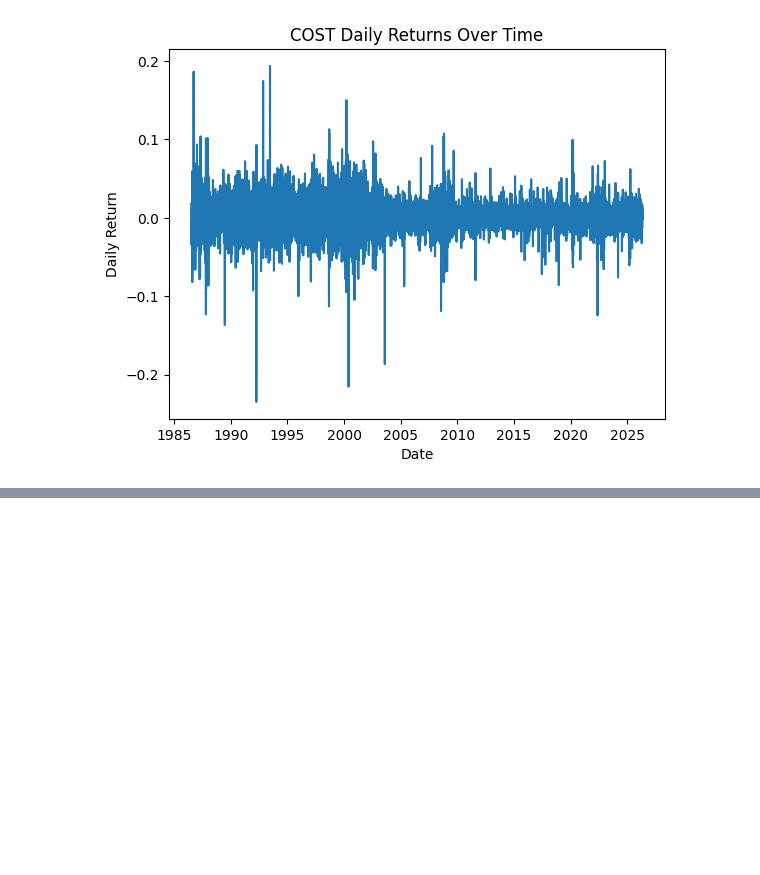
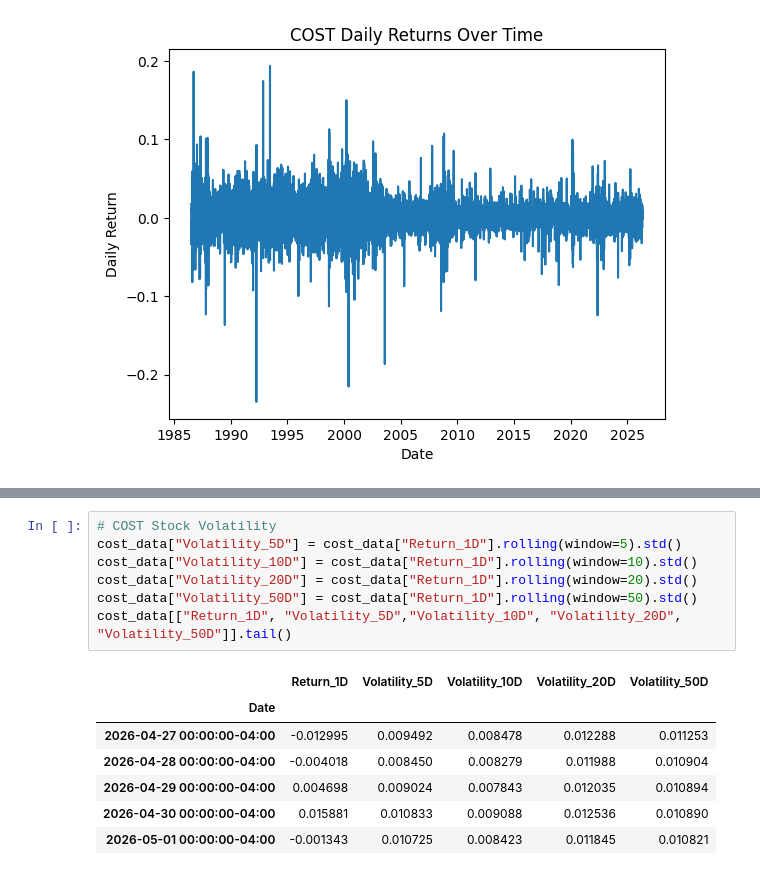
Before and after one commit to taneeshadaga/predict-cost, a Jupyter notebook: cost_stock_prediction.ipynb, the cells around one changed output, grey strips where cells are left out. Drawn from its saved outputs; the diff is of its cells as text; blank space fills up the shorter version.

```diff
--- a/cost_stock_prediction.ipynb
+++ b/cost_stock_prediction.ipynb
@@ -78,3 +78,18 @@ cost_data[["Close", "Return_1D", "Return_5D", "Return_10D", "Return_20D", "Retur
 | 2026-04-29 00:00:00-04:00 | 997.222961 | 0.004698 | -0.005012 | 0.014136 | 0.002248 | -0.013221 |
 | 2026-04-30 00:00:00-04:00 | 1013.060059 | 0.015881 | 0.000148 | 0.027674 | 0.018032 | 0.018523 |
 | 2026-05-01 00:00:00-04:00 | 1011.700012 | -0.001343 | 0.001996 | 0.013279 | -0.001766 | 0.025661 |
+# %%
+# COST Stock Volatility
+cost_data["Volatility_5D"] = cost_data["Return_1D"].rolling(window=5).std()
+cost_data["Volatility_10D"] = cost_data["Return_1D"].rolling(window=10).std()
+cost_data["Volatility_20D"] = cost_data["Return_1D"].rolling(window=20).std()
+cost_data["Volatility_50D"] = cost_data["Return_1D"].rolling(window=50).std()
+cost_data[["Return_1D", "Volatility_5D","Volatility_10D", "Volatility_20D", "Volatility_50D"]].tail()
+# %% [output]
+|  | Return_1D | Volatility_5D | Volatility_10D | Volatility_20D | Volatility_50D |
+| Date |  |  |  |  |  |
+| 2026-04-27 00:00:00-04:00 | -0.012995 | 0.009492 | 0.008478 | 0.012288 | 0.011253 |
+| 2026-04-28 00:00:00-04:00 | -0.004018 | 0.008450 | 0.008279 | 0.011988 | 0.010904 |
+| 2026-04-29 00:00:00-04:00 | 0.004698 | 0.009024 | 0.007843 | 0.012035 | 0.010894 |
+| 2026-04-30 00:00:00-04:00 | 0.015881 | 0.010833 | 0.009088 | 0.012536 | 0.010890 |
+| 2026-05-01 00:00:00-04:00 | -0.001343 | 0.010725 | 0.008423 | 0.011845 | 0.010821 |
```
Also changed, not shown: parts of 3 cells of this notebook.
